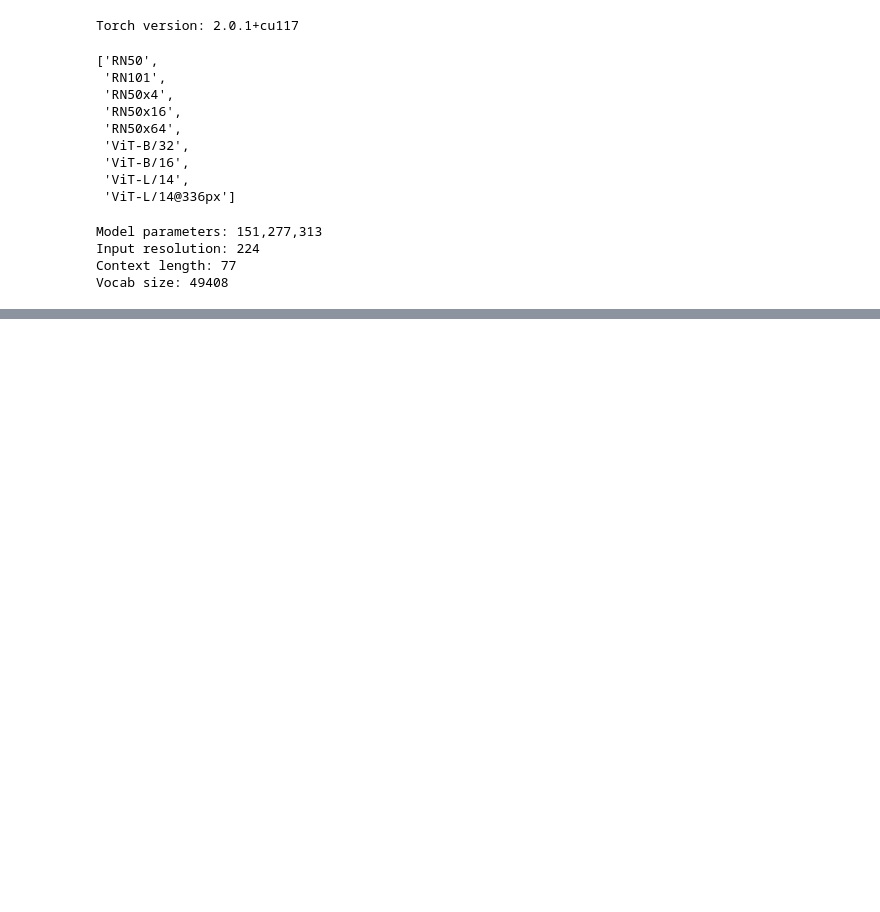
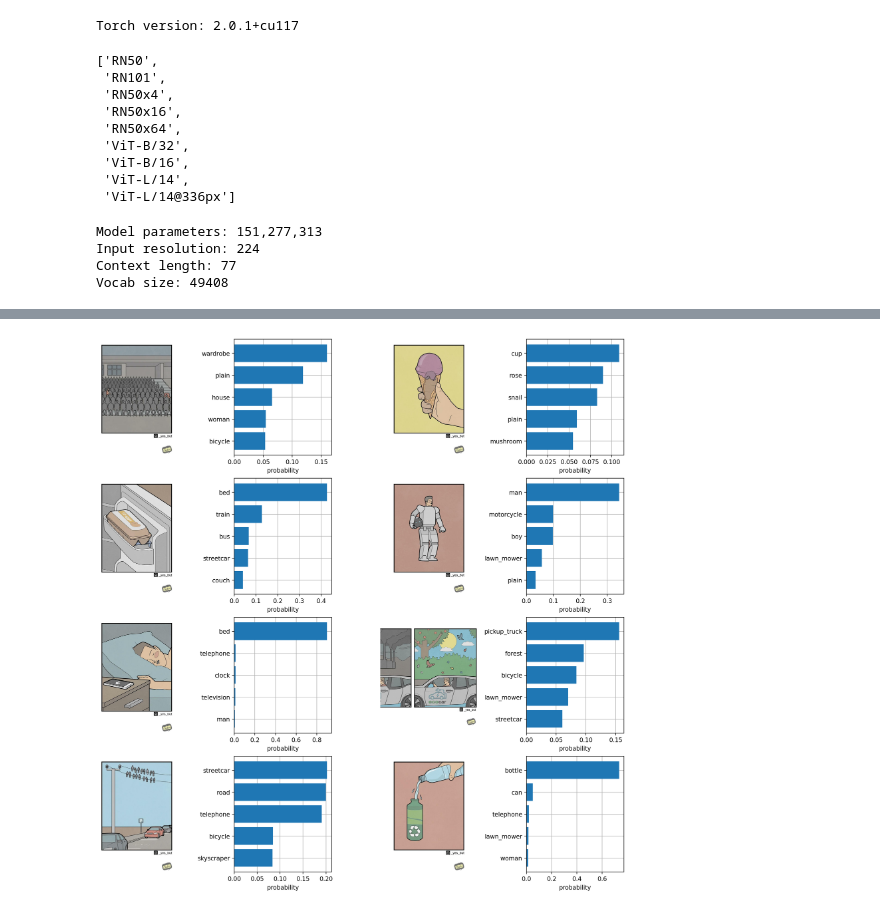
Before and after one commit to ysh-1-9/yesbut, a Jupyter notebook: clip.ipynb, the cells around one changed output, grey strips where cells are left out. Saved outputs shown, nothing was run; the diff lists cells and outputs as text; code cells hidden in the pictures; blank space fills up the shorter version.

Commit message:
Add CLIP notebook

```diff
--- a/clip.ipynb
+++ b/clip.ipynb
@@ -53,0 +92,3 @@ for filename in tqdm(files)
+# %%
+with open(outpath, "wb") as f:
+    pickle.dump(outputs,f)
@@ -53,0 +101,4 @@ for filename in tqdm(files)
+# %%
+from torchvision.datasets import CIFAR100
+
+cifar100 = CIFAR100(os.path.expanduser("~/.cache"), transform=preprocess, download=True)
@@ -53,0 +108,39 @@ for filename in tqdm(files)
+# %%
+normed_image_features = image_features / image_features.norm(dim=-1, keepdim=True)
+# %%
+text_descriptions = [f"This is a photo of a {label}" for label in cifar100.classes]
+text_tokens = clip.tokenize(text_descriptions).cuda()
+
+with torch.no_grad():
+    text_features = model.encode_text(text_tokens).float()
+    text_features /= text_features.norm(dim=-1, keepdim=True)
+
+text_probs = (100.0 * normed_image_features @ text_features.T).softmax(dim=-1)
+top_probs, top_labels = text_probs.cpu().topk(5, dim=-1)
+# %%
+import IPython.display
+import matplotlib.pyplot as plt
+%matplotlib inline
+%config InlineBackend.figure_format = 'retina'
+
+plt.figure(figsize=(16, 16))
+
+batch = 3
+for i, image in enumerate(original_images[batch*8:(batch+1)*8]):
+    plt.subplot(4, 4, 2 * i + 1)
+    plt.imshow(image)
+    plt.axis("off")
+
+    plt.subplot(4, 4, 2 * i + 2)
+    y = np.arange(top_probs.shape[-1])
+    plt.grid()
+    plt.barh(y, top_probs[i+batch*8])
+    plt.gca().invert_yaxis()
+    plt.gca().set_axisbelow(True)
+    plt.yticks(y, [cifar100.classes[index] for index in top_labels[i+batch*8].numpy()])
+    plt.xlabel("probability")
+
+plt.subplots_adjust(wspace=0.5)
+plt.show()
+# %% [output]
+[figure, added]
```
Also changed, not shown: parts of 8 cells of this notebook, 2 other files.
